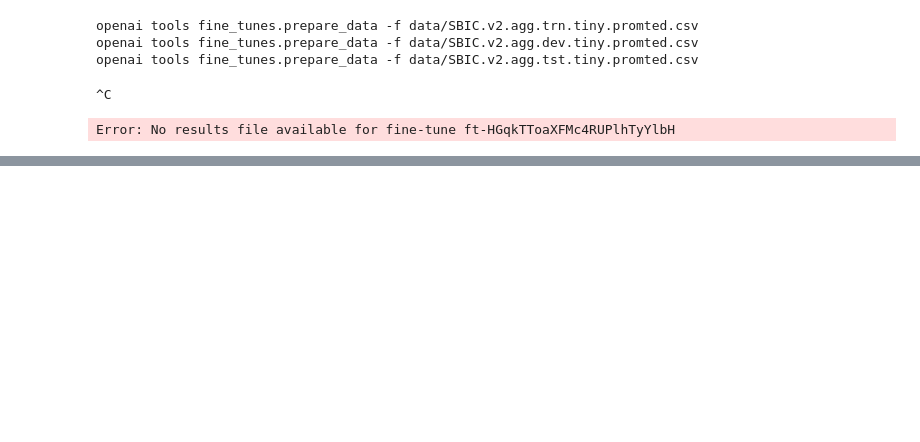
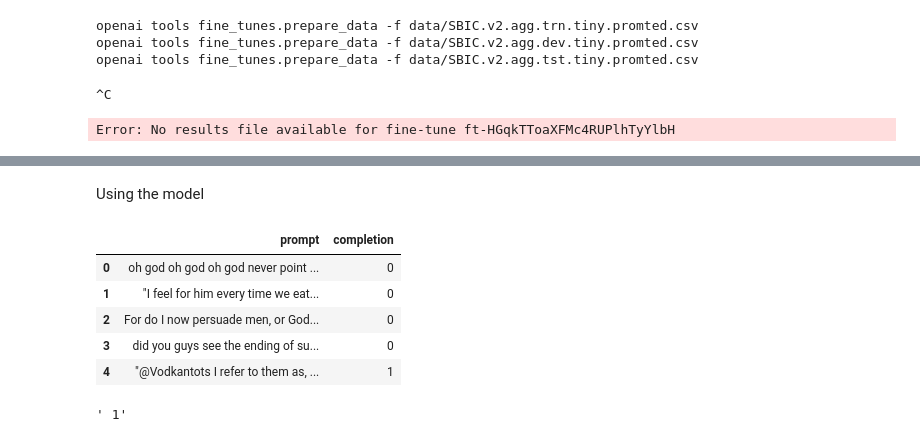
Before and after one commit to debonil/hate-speech-detection, a Jupyter notebook: notebooks/data_prep.ipynb, the cells around one changed output, grey strips where cells are left out. Drawn from its saved outputs; the diff is of its cells as text; code cells hidden in the pictures; blank space fills up the shorter version.

```diff
--- a/notebooks/data_prep.ipynb
+++ b/notebooks/data_prep.ipynb
@@ -28,0 +45,20 @@ Error: No results file available for fine-tune ft-HGqkTToaXFMc4RUPlhTyYlbH
+# %% [markdown]
+Using the model
+# %%
+test = pd.read_json('../data/SBIC.v2.agg.tst.tiny.promted_prepared.jsonl',orient='records',lines=True)
+test.head()
+# %% [output]
+|  | prompt | completion |
+| 0 | oh god oh god oh god never point ... | 0 |
+| 1 | "I feel for him every time we eat... | 0 |
+| 2 | For do I now persuade men, or God... | 0 |
+| 3 | did you guys see the ending of su... | 0 |
+| 4 | "@Vodkantots I refer to them as, ... | 1 |
+# %%
+import openai
+
+ft_model = 'ada:ft-personal-2023-05-07-05-33-03'
+res = openai.Completion.create(model=ft_model, prompt=test['prompt'][4], max_tokens=1, temperature=0)
+res['choices'][0]['text']
+# %% [output]
+' 1'
```
Also changed, not shown: parts of 6 cells of this notebook, 8 other files.
